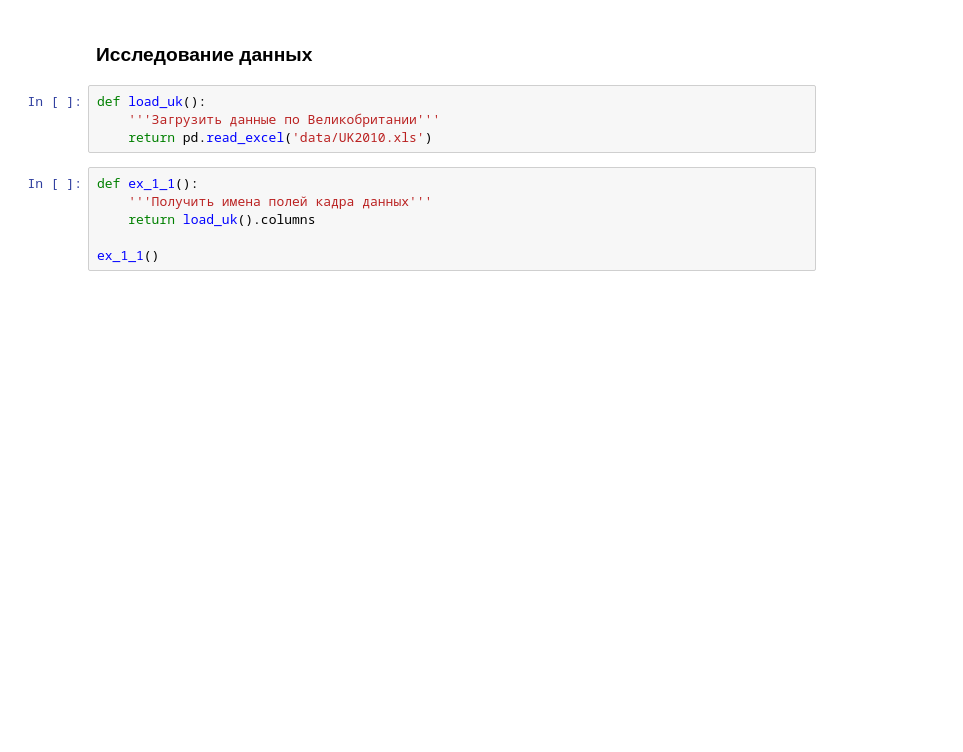
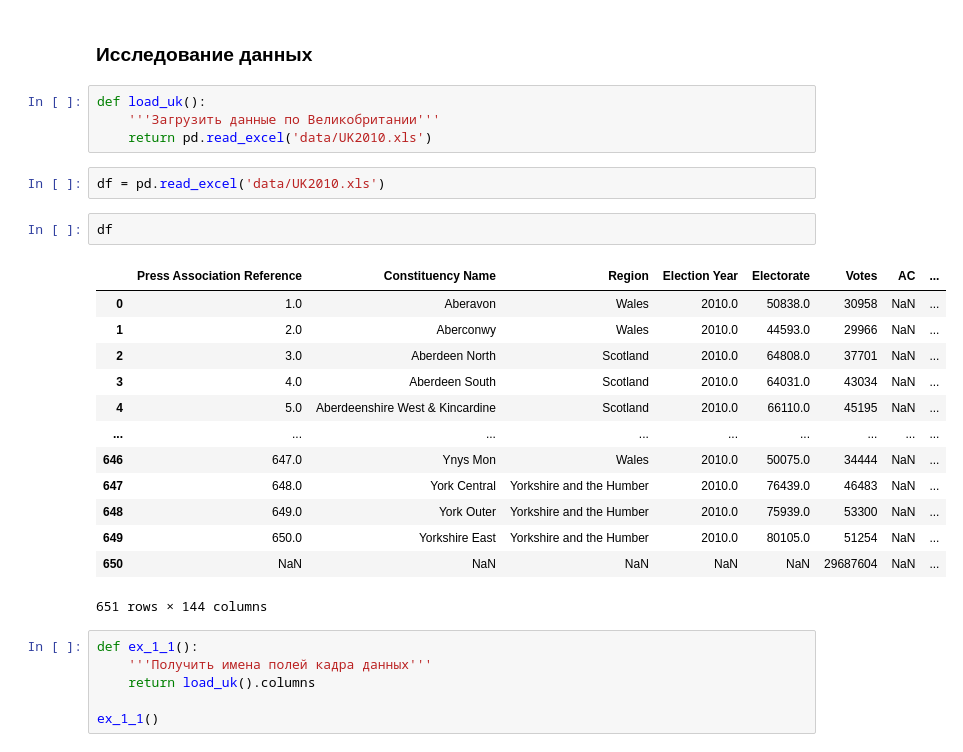
Before and after one commit to lexforfree/prog_in_ai_2026, a Jupyter notebook: docs/9_statistic/Statistics.ipynb, the cells around one changed output. Cells and saved outputs as stored; diff of their text form; blank space fills up the shorter version.

```diff
--- a/docs/9_statistic/Statistics.ipynb
+++ b/docs/9_statistic/Statistics.ipynb
@@ -64,6 +59,24 @@ def saveplot(dest):
 def load_uk():
     '''Загрузить данные по Великобритании'''
     return pd.read_excel('data/UK2010.xls')
+# %%
+df = pd.read_excel('data/UK2010.xls')
+# %%
+df
+# %% [output]
+|  | Press Association Reference | Constituency Name | Region | Election Year | Electorate | Votes | AC | ... |
+| 0 | 1.0 | Aberavon | Wales | 2010.0 | 50838.0 | 30958 | NaN | ... |
+| 1 | 2.0 | Aberconwy | Wales | 2010.0 | 44593.0 | 29966 | NaN | ... |
+| 2 | 3.0 | Aberdeen North | Scotland | 2010.0 | 64808.0 | 37701 | NaN | ... |
+| 3 | 4.0 | Aberdeen South | Scotland | 2010.0 | 64031.0 | 43034 | NaN | ... |
+| 4 | 5.0 | Aberdeenshire West & Kincardine | Scotland | 2010.0 | 66110.0 | 45195 | NaN | ... |
+| ... | ... | ... | ... | ... | ... | ... | ... | ... |
+| 646 | 647.0 | Ynys Mon | Wales | 2010.0 | 50075.0 | 34444 | NaN | ... |
+| 647 | 648.0 | York Central | Yorkshire and the Humber | 2010.0 | 76439.0 | 46483 | NaN | ... |
+| 648 | 649.0 | York Outer | Yorkshire and the Humber | 2010.0 | 75939.0 | 53300 | NaN | ... |
+| 649 | 650.0 | Yorkshire East | Yorkshire and the Humber | 2010.0 | 80105.0 | 51254 | NaN | ... |
+| 650 | NaN | NaN | NaN | NaN | NaN | 29687604 | NaN | ... |
+651 rows × 144 columns
 # %%
 def ex_1_1():
     '''Получить имена полей кадра данных'''
```
Also changed, not shown: parts of 22 cells of this notebook, 19 other files.
